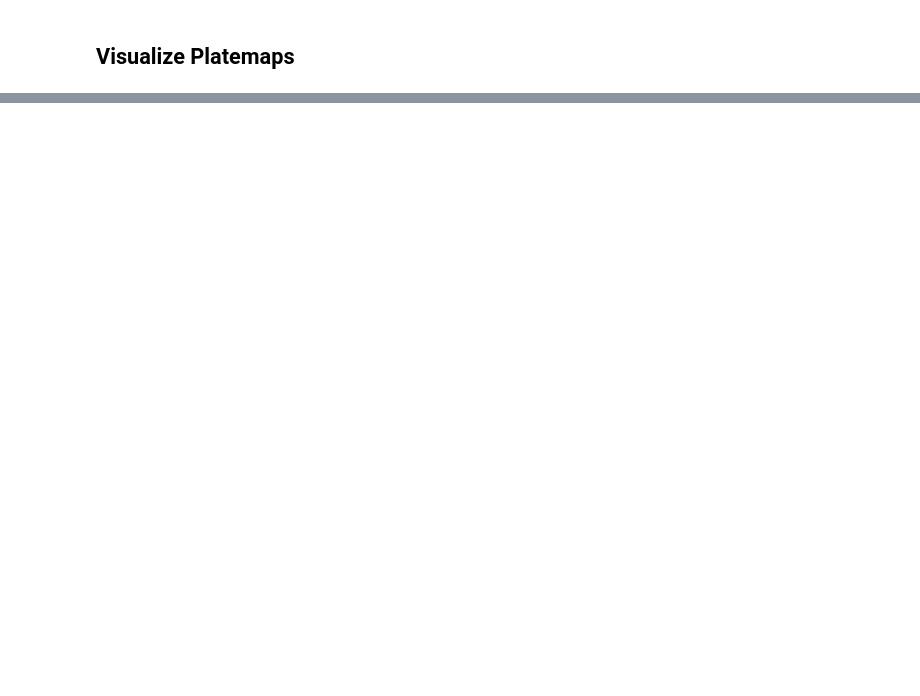
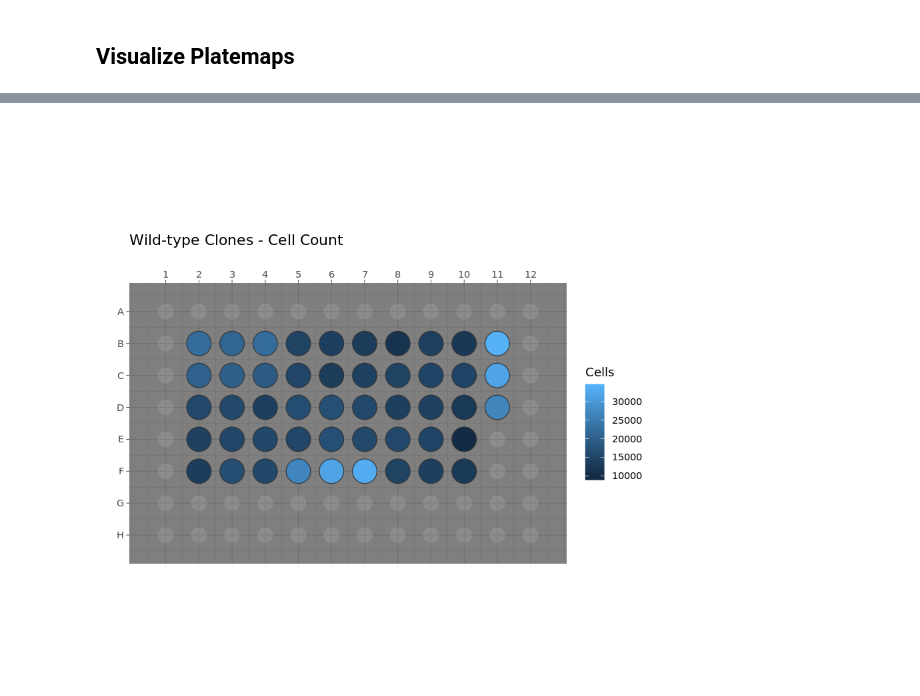
Before and after one commit to broadinstitute/profiling-resistance-mechanisms, a Jupyter notebook: investigate-plate-effects.ipynb, the cells around one changed output, grey strips where cells are left out. Cells and saved outputs as stored; diff of their text form; code cells hidden in the pictures; blank space fills up the shorter version.

```diff
--- a/investigate-plate-effects.ipynb
+++ b/investigate-plate-effects.ipynb
@@ -56,0 +128,10 @@ length(mut_df$Metadata_Well)
+# %%
+# Wildtype Clone Plate
+wt_count_file <- file.path("results", "WTClones_cell_count_by_well.tsv")
+if (!file.exists(wt_count_file)) {
+    wt_count <- count_cells("WTClones") %>%
+        dplyr::collect()
+    wt_count %>% readr::write_tsv(wt_count_file)
+} else {
+    wt_count <- readr::read_tsv(wt_count_file, col_types=readr::cols())
+}
@@ -84,0 +201,15 @@ plate_mut_gg
+# %%
+cell_count_wt_gg <-
+    platetools::raw_map(data = wt_count$n,
+                        well = wt_count$Metadata_Well,
+                        plate = 96) +
+    ggtitle("Wild-type Clones - Cell Count") +
+    theme_dark() +
+    scale_fill_continuous(name = "Cells")
+
+fig_file <- file.path("figures", "plate_effects", paste0(batch, "_wt_cell_counts.png"))
+ggsave(fig_file, height = 3, width = 5)
+
+cell_count_wt_gg
+# %% [output]
+[figure, added]
```
Also changed, not shown: parts of 17 cells of this notebook.
